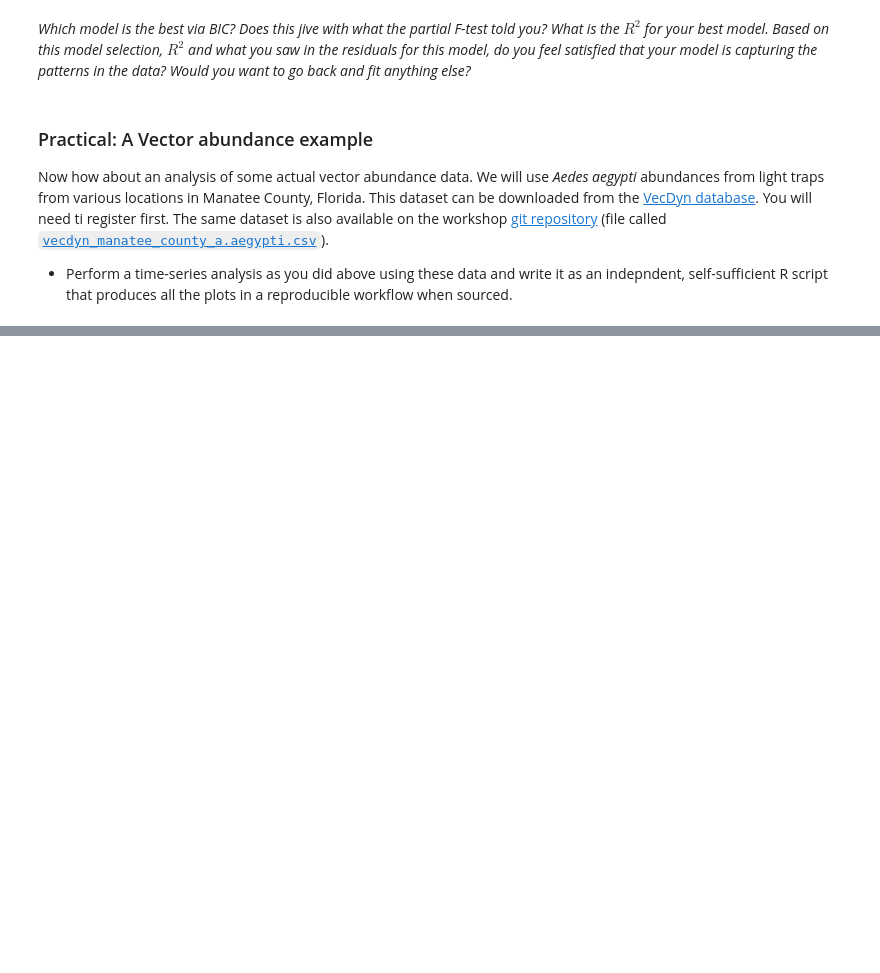
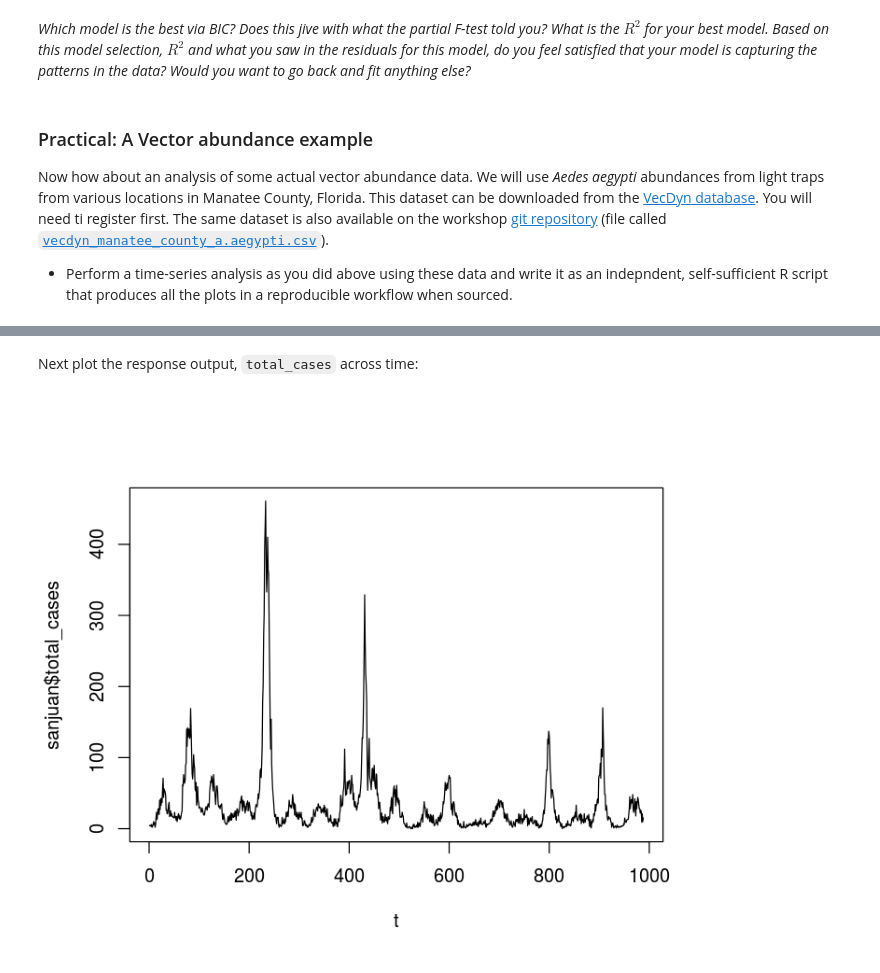
Before and after one commit to vectorbite/VBiTraining2, a Jupyter notebook: notebooks/Abundances.ipynb, the cells around one changed output, grey strips where cells are left out. Cells and saved outputs as stored; diff of their text form; code cells hidden in the pictures; blank space fills up the shorter version.

```diff
--- a/notebooks/Abundances.ipynb
+++ b/notebooks/Abundances.ipynb
@@ -539,0 +564,4 @@ Now how about an analysis of some actual vector abundance data. We will use *Aed
+# %%
+sanjuan<-read.csv(file="../data/combined_sanjuan_new.csv")
+head(sanjuan)
+summary(sanjuan)
@@ -539,0 +593,7 @@ Now how about an analysis of some actual vector abundance data. We will use *Aed
+# %% [markdown]
+Next plot the response output, `total_cases` across time:
+# %%
+t<-seq(1, length(sanjuan$total_cases))
+plot(t, sanjuan$total_cases, type="l")
+# %% [output]
+[figure, added]
```
Also changed, not shown: parts of 37 cells of this notebook, 3 other files.
